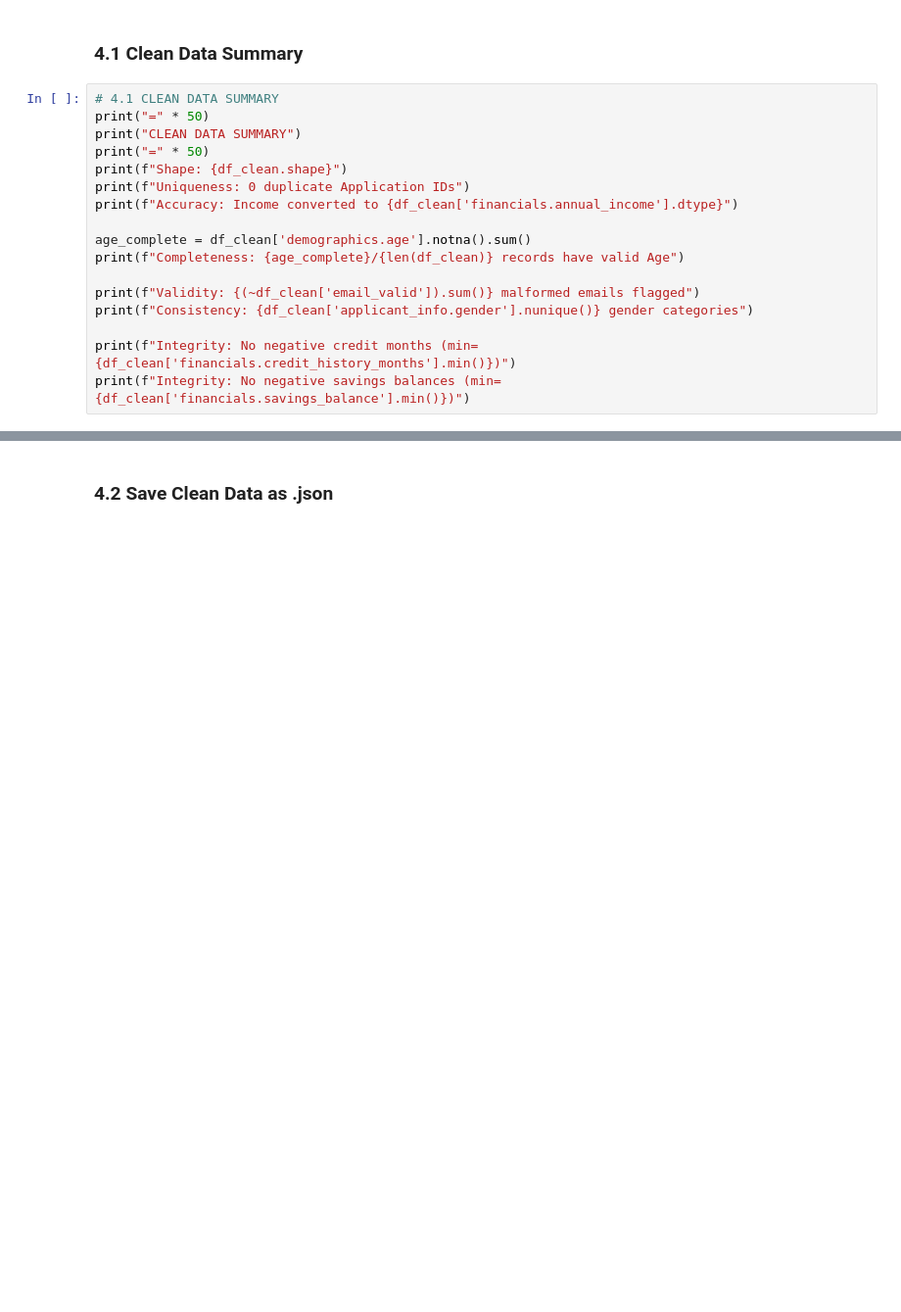
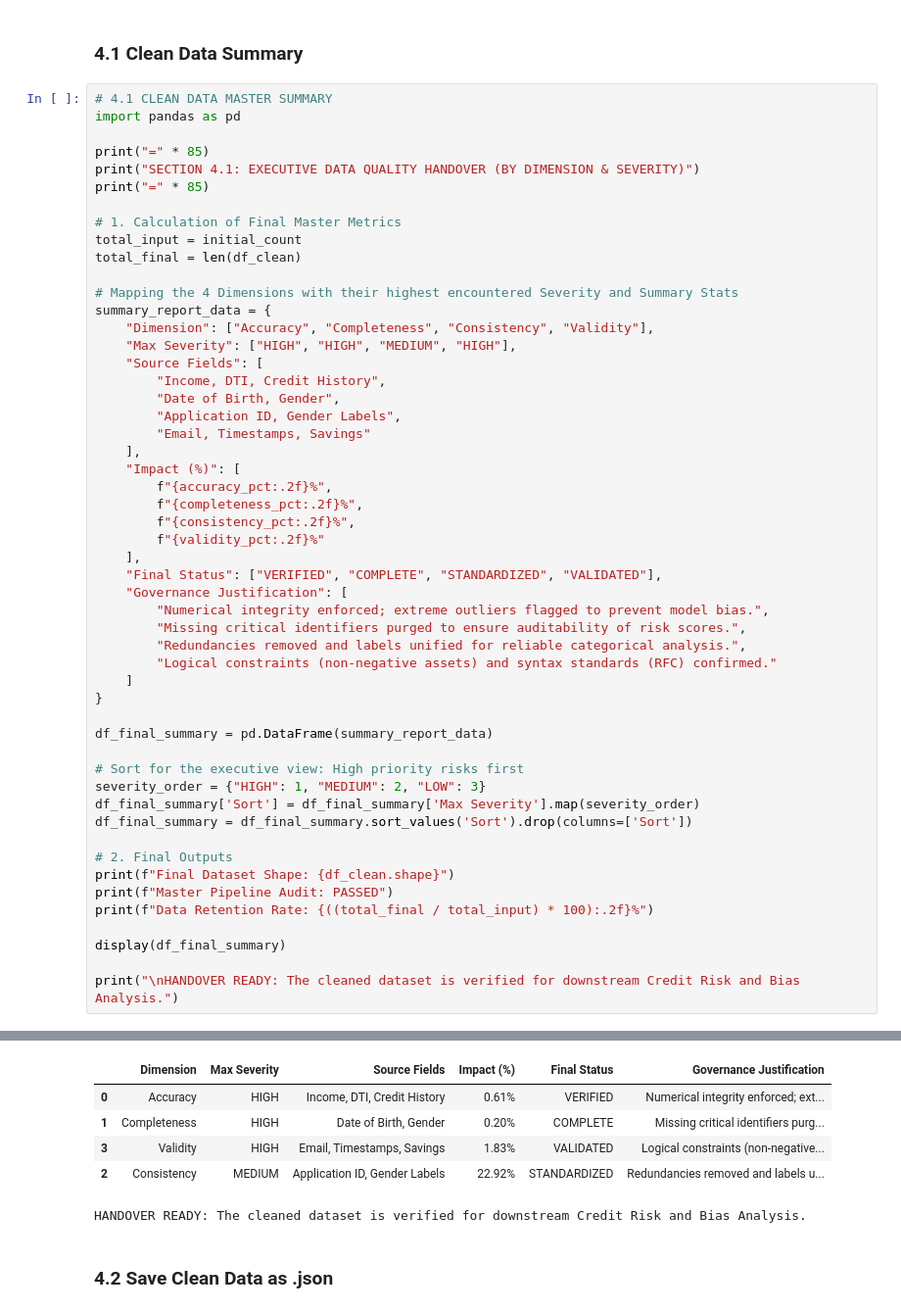
Before and after one commit to smiklosnova/dego-project-teamTXB13, a Jupyter notebook: notebooks/01-data-quality.ipynb, the cells around one changed output, grey strips where cells are left out. Shown at 98% size. Cells and saved outputs as stored; diff of their text form; blank space fills up the shorter version.

```diff
--- a/notebooks/01-data-quality.ipynb
+++ b/notebooks/01-data-quality.ipynb
@@ -770,20 +1077,55 @@ Final Dataset Size: (493, 26)
 # %% [markdown]
 ### 4.1 Clean Data Summary
 # %%
-# 4.1 CLEAN DATA SUMMARY
-print("=" * 50)
-print("CLEAN DATA SUMMARY")
-print("=" * 50)
-print(f"Shape: {df_clean.shape}")
-print(f"Uniqueness: 0 duplicate Application IDs")
-print(f"Accuracy: Income converted to {df_clean['financials.annual_income'].dtype}")
+# 4.1 CLEAN DATA MASTER SUMMARY
+import pandas as pd
 
-age_complete = df_clean['demographics.age'].notna().sum()
-print(f"Completeness: {age_complete}/{len(df_clean)} records have valid Age")
+print("=" * 85)
+print("SECTION 4.1: EXECUTIVE DATA QUALITY HANDOVER (BY DIMENSION & SEVERITY)")
+print("=" * 85)
 
-print(f"Validity: {(~df_clean['email_valid']).sum()} malformed emails flagged")
-print(f"Consistency: {df_clean['applicant_info.gender'].nunique()} gender categories")
+# 1. Calculation of Final Master Metrics
+total_input = initial_count
+total_final = len(df_clean)
 
-print(f"Integrity: No negative credit months (min={df_clean['financials.credit_history_months'].min()})")
-print(f"Integrity: No negative savings balances (min={df_clean['financials.savings_balance'].min()})")
+# Mapping the 4 Dimensions with their highest encountered Severity and Summary Stats
+summary_report_data = {
+    "Dimension": ["Accuracy", "Completeness", "Consistency", "Validity"],
+    "Max Severity": ["HIGH", "HIGH", "MEDIUM", "HIGH"],
+    "Source Fields": [
+        "Income, DTI, Credit History",
+        "Date of Birth, Gender",
+        "Application ID, Gender Labels",
+        "Email, Timestamps, Savings"
+    ],
+    "Impact (%)": [
+        f"{accuracy_pct:.2f}%",
+        f"{completeness_pct:.2f}%",
+        f"{consistency_pct:.2f}%",
+        f"{validity_pct:.2f}%"
+    ],
+    "Final Status": ["VERIFIED", "COMPLETE", "STANDARDIZED", "VALIDATED"],
+    "Governance Justification": [
+        "Numerical integrity enforced; extreme outliers flagged to prevent model bias.",
+        "Missing critical identifiers purged to ensure auditability of risk scores.",
+        "Redundancies removed and labels unified for reliable categorical analysis.",
+        "Logical constraints (non-negative assets) and syntax standards (RFC) confirmed."
+    ]
+}
+
+df_final_summary = pd.DataFrame(summary_report_data)
+
+# Sort for the executive view: High priority risks first
+severity_order = {"HIGH": 1, "MEDIUM": 2, "LOW": 3}
+df_final_summary['Sort'] = df_final_summary['Max Severity'].map(severity_order)
+df_final_summary = df_final_summary.sort_values('Sort').drop(columns=['Sort'])
+
+# 2. Final Outputs
+print(f"Final Dataset Shape: {df_clean.shape}")
+print(f"Master Pipeline Audit: PASSED")
+print(f"Data Retention Rate: {((total_final / total_input) * 100):.2f}%")
+
+display(df_final_summary)
+
+print("\nHANDOVER READY: The cleaned dataset is verified for downstream Credit Risk and Bias Analysis.")
 # %% [output]
@@ -801,3 +1138,9 @@ Integrity: No negative savings balances (min=0)
+|  | Dimension | Max Severity | Source Fields | Impact (%) | Final Status | Governance Justification |
+| 0 | Accuracy | HIGH | Income, DTI, Credit History | 0.61% | VERIFIED | Numerical integrity enforced; ext... |
+| 1 | Completeness | HIGH | Date of Birth, Gender | 0.20% | COMPLETE | Missing critical identifiers purg... |
+| 3 | Validity | HIGH | Email, Timestamps, Savings | 1.83% | VALIDATED | Logical constraints (non-negative... |
+| 2 | Consistency | MEDIUM | Application ID, Gender Labels | 22.92% | STANDARDIZED | Redundancies removed and labels u... |
+HANDOVER READY: The cleaned dataset is verified for downstream Credit Risk and Bias Analysis.
 # %% [markdown]
 ### 4.2 Save Clean Data as .json
 # %%
```
Also changed, not shown: parts of 13 cells of this notebook, 1 other file.
